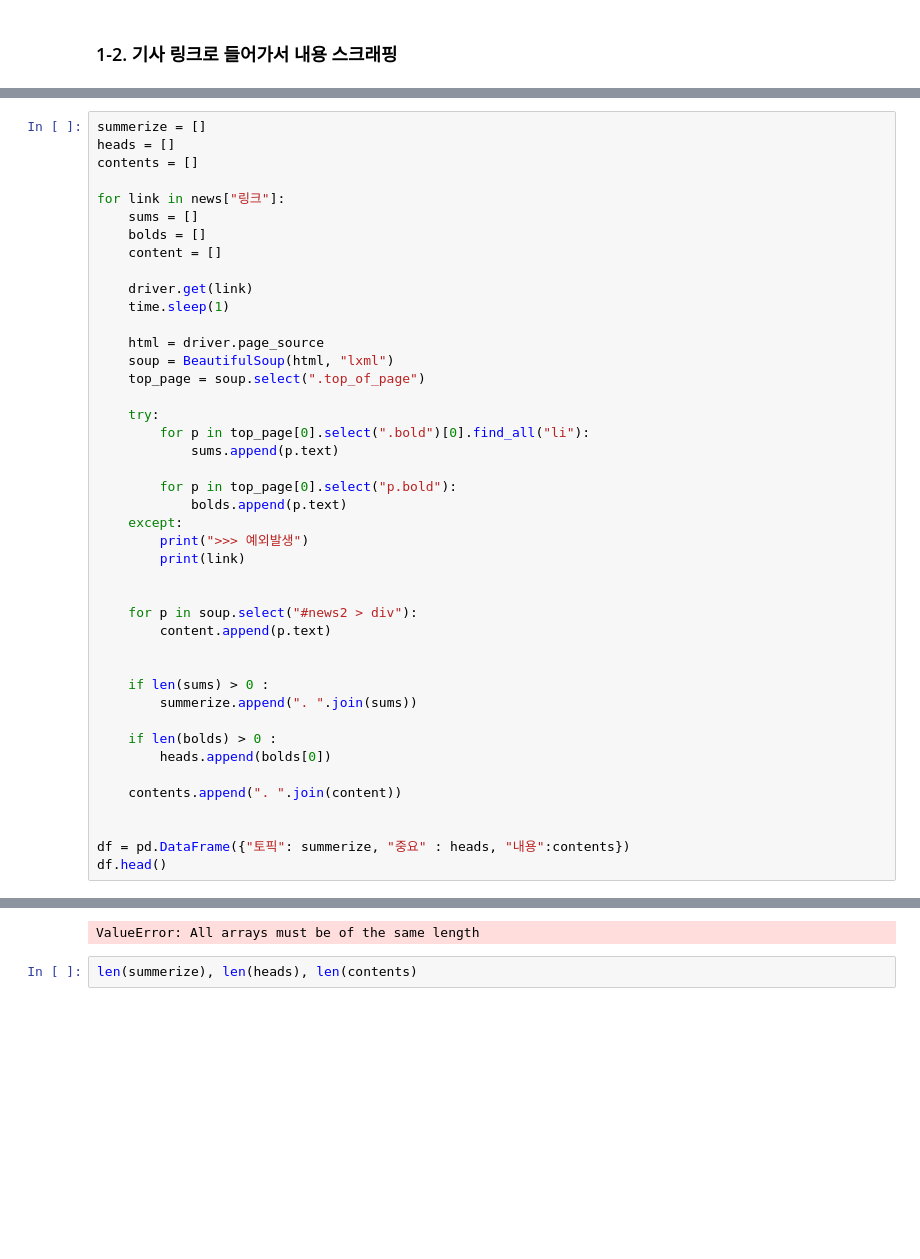
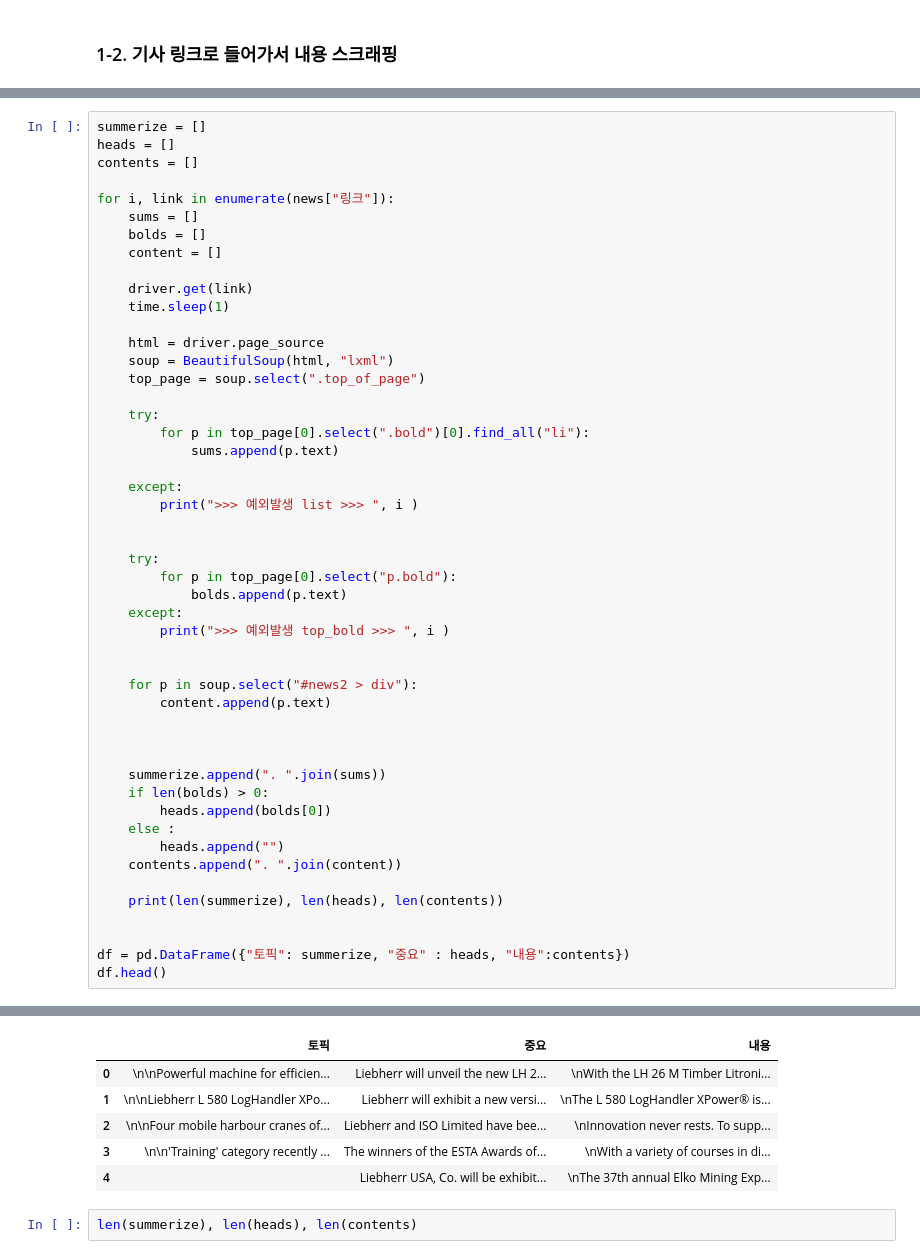
Before and after one commit to CE-MarketSensing/ConstructionEquipment, a Jupyter notebook: scrapping/liebherr/lieb_contents_test.ipynb, the cells around one changed output, grey strips where cells are left out. Saved outputs shown, nothing was run; the diff lists cells and outputs as text; blank space fills up the shorter version.

```diff
--- a/scrapping/liebherr/lieb_contents_test.ipynb
+++ b/scrapping/liebherr/lieb_contents_test.ipynb
@@ -479,7 +488,7 @@ summerize = []
 heads = []
 contents = []
 
-for link in news["링크"]:
+for i, link in enumerate(news["링크"]):
     sums = []
     bolds = []
     content = []
@@ -495,24 +504,30 @@ for link in news["링크"]:
         for p in top_page[0].select(".bold")[0].find_all("li"):
             sums.append(p.text)
 
+    except:
+        print(">>> 예외발생 list >>> ", i )
+
+
+    try:
         for p in top_page[0].select("p.bold"):
             bolds.append(p.text)
     except:
-        print(">>> 예외발생")
-        print(link)
+        print(">>> 예외발생 top_bold >>> ", i )
 
 
     for p in soup.select("#news2 > div"):
         content.append(p.text)
 
 
-    if len(sums) > 0 :
-        summerize.append(". ".join(sums))
 
-    if len(bolds) > 0 :
+    summerize.append(". ".join(sums))
+    if len(bolds) > 0:
         heads.append(bolds[0])
+    else :
+        heads.append("")
+    contents.append(". ".join(content))
 
-    contents.append(". ".join(content))
+    print(len(summerize), len(heads), len(contents))
 
 
 df = pd.DataFrame({"토픽": summerize, "중요" : heads, "내용":contents})
@@ -538,4 +553,9 @@ https://www.liebherr.com/en/usa/latest-news/news-press-releases/detail/liebherr-
-ValueError: All arrays must be of the same length
+|  | 토픽 | 중요 | 내용 |
+| 0 | \n\nPowerful machine for efficien... | Liebherr will unveil the new LH 2... | \nWith the LH 26 M Timber Litroni... |
+| 1 | \n\nLiebherr L 580 LogHandler XPo... | Liebherr will exhibit a new versi... | \nThe L 580 LogHandler XPower® is... |
+| 2 | \n\nFour mobile harbour cranes of... | Liebherr and ISO Limited have bee... | \nInnovation never rests. To supp... |
+| 3 | \n\n'Training' category recently ... | The winners of the ESTA Awards of... | \nWith a variety of courses in di... |
+| 4 |  | Liebherr USA, Co. will be exhibit... | \nThe 37th annual Elko Mining Exp... |
 # %%
 len(summerize), len(heads), len(contents)
 # %% [output]
```
Also changed, not shown: parts of 10 cells of this notebook, 1 other file.
